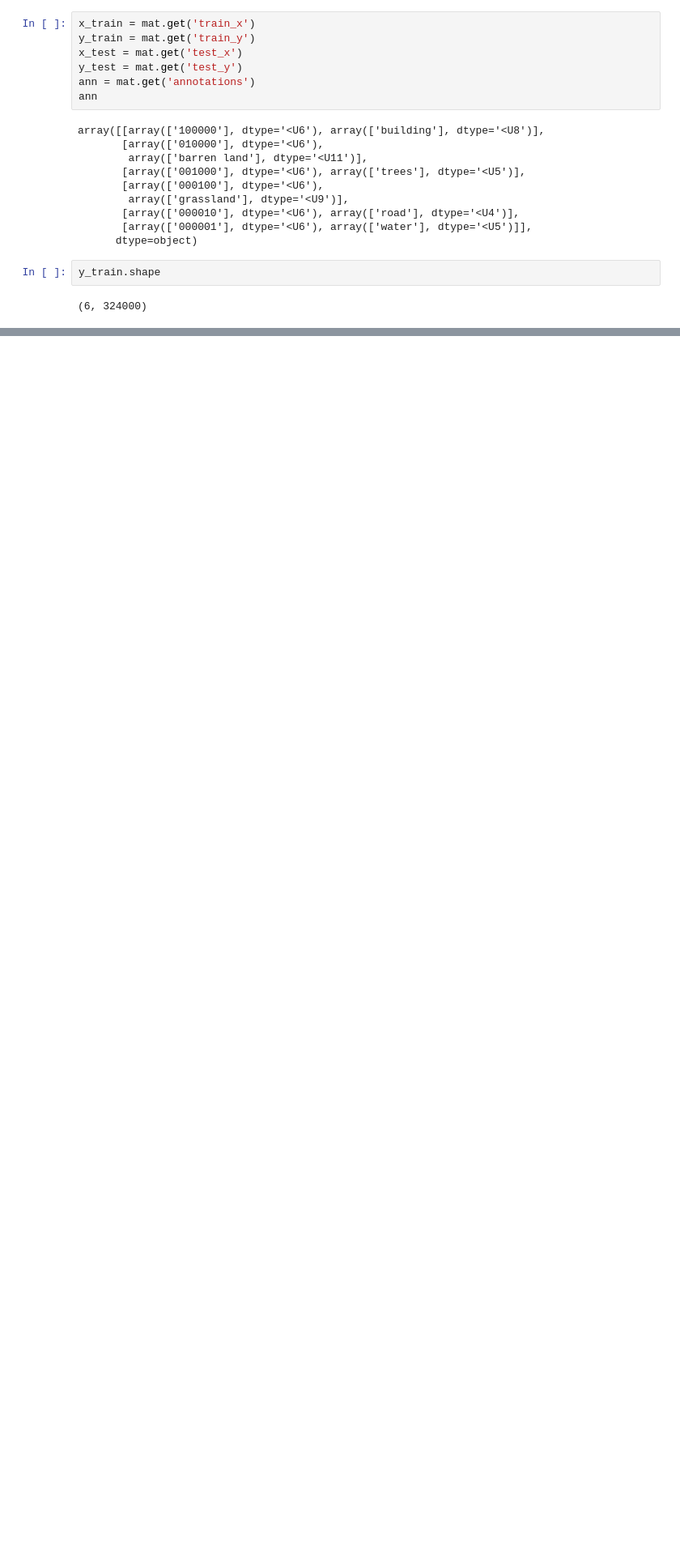
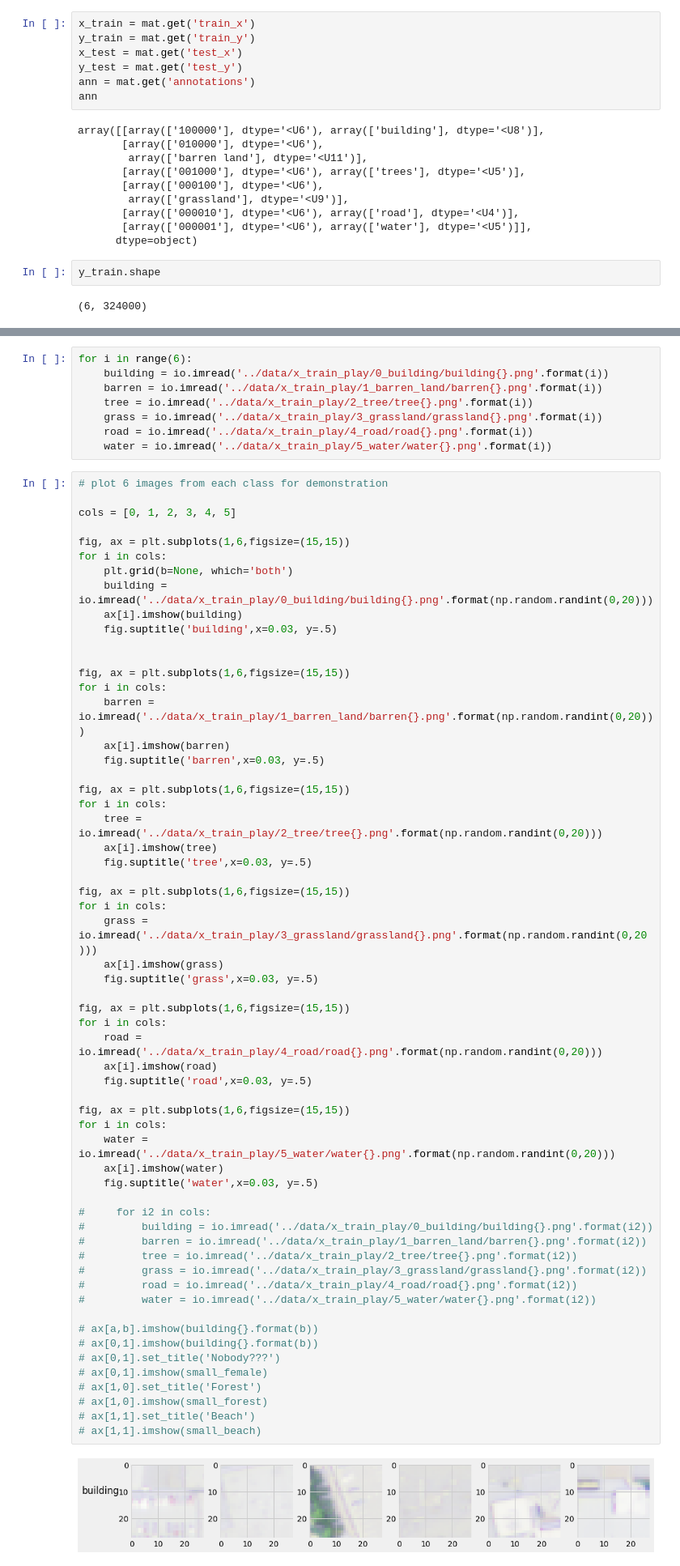
Before and after one commit to Laszarus/capstone_2, a Jupyter notebook: notebooks/capstone_2_local_eda.ipynb, the cells around one changed output, grey strips where cells are left out. Shown at 81% size. Saved outputs shown, nothing was run; the diff lists cells and outputs as text; blank space fills up the shorter version.

```diff
--- a/notebooks/capstone_2_local_eda.ipynb
+++ b/notebooks/capstone_2_local_eda.ipynb
@@ -100,0 +159,69 @@ array([0, 1, 0, 0, 0, 0], dtype=uint8)
+# %%
+for i in range(6):
+    building = io.imread('../data/x_train_play/0_building/building{}.png'.format(i))
+    barren = io.imread('../data/x_train_play/1_barren_land/barren{}.png'.format(i))
+    tree = io.imread('../data/x_train_play/2_tree/tree{}.png'.format(i))
+    grass = io.imread('../data/x_train_play/3_grassland/grassland{}.png'.format(i))
+    road = io.imread('../data/x_train_play/4_road/road{}.png'.format(i))
+    water = io.imread('../data/x_train_play/5_water/water{}.png'.format(i))
+# %%
+# plot 6 images from each class for demonstration
+
+cols = [0, 1, 2, 3, 4, 5]
+
+fig, ax = plt.subplots(1,6,figsize=(15,15))
+for i in cols:
+    plt.grid(b=None, which='both')
+    building = io.imread('../data/x_train_play/0_building/building{}.png'.format(np.random.randint(0,20)))
+    ax[i].imshow(building)
+    fig.suptitle('building',x=0.03, y=.5)
+
+
+fig, ax = plt.subplots(1,6,figsize=(15,15))
+for i in cols:
+    barren = io.imread('../data/x_train_play/1_barren_land/barren{}.png'.format(np.random.randint(0,20)))
+    ax[i].imshow(barren)
+    fig.suptitle('barren',x=0.03, y=.5)
+
+fig, ax = plt.subplots(1,6,figsize=(15,15))
+for i in cols:
+    tree = io.imread('../data/x_train_play/2_tree/tree{}.png'.format(np.random.randint(0,20)))
+    ax[i].imshow(tree)
+    fig.suptitle('tree',x=0.03, y=.5)
+
+fig, ax = plt.subplots(1,6,figsize=(15,15))
+for i in cols:
+    grass = io.imread('../data/x_train_play/3_grassland/grassland{}.png'.format(np.random.randint(0,20)))
+    ax[i].imshow(grass)
+    fig.suptitle('grass',x=0.03, y=.5)
+
+fig, ax = plt.subplots(1,6,figsize=(15,15))
+for i in cols:
+    road = io.imread('../data/x_train_play/4_road/road{}.png'.format(np.random.randint(0,20)))
+    ax[i].imshow(road)
+    fig.suptitle('road',x=0.03, y=.5)
+
+fig, ax = plt.subplots(1,6,figsize=(15,15))
+for i in cols:
+    water = io.imread('../data/x_train_play/5_water/water{}.png'.format(np.random.randint(0,20)))
+    ax[i].imshow(water)
+    fig.suptitle('water',x=0.03, y=.5)
+
+#     for i2 in cols:
+#         building = io.imread('../data/x_train_play/0_building/building{}.png'.format(i2))
+#         barren = io.imread('../data/x_train_play/1_barren_land/barren{}.png'.format(i2))
+#         tree = io.imread('../data/x_train_play/2_tree/tree{}.png'.format(i2))
+#         grass = io.imread('../data/x_train_play/3_grassland/grassland{}.png'.format(i2))
+#         road = io.imread('../data/x_train_play/4_road/road{}.png'.format(i2))
+#         water = io.imread('../data/x_train_play/5_water/water{}.png'.format(i2))
+
+# ax[a,b].imshow(building{}.format(b))
+# ax[0,1].imshow(building{}.format(b))
+# ax[0,1].set_title('Nobody???')
+# ax[0,1].imshow(small_female)
+# ax[1,0].set_title('Forest')
+# ax[1,0].imshow(small_forest)
+# ax[1,1].set_title('Beach')
+# ax[1,1].imshow(small_beach)
+# %% [output]
+[figure, added]
```
Also changed, not shown: parts of 11 cells of this notebook, 4 other files.
